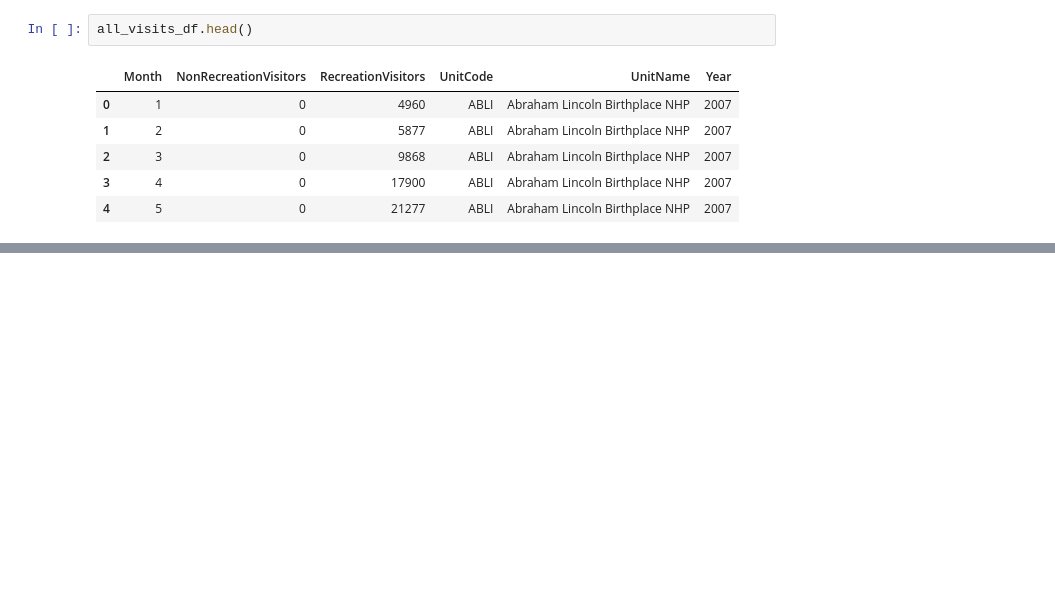
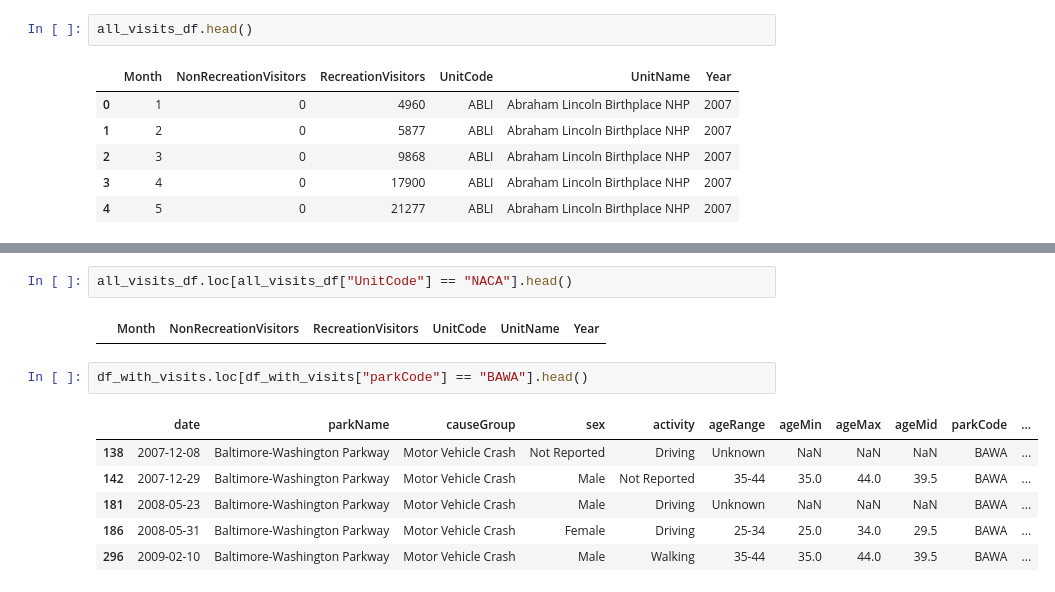
Before and after one commit to jeccalong/NPS_mini_project, a Jupyter notebook: Notebooks/NPS_mini_project.ipynb, the cells around one changed output, grey strips where cells are left out. Drawn from its saved outputs; the diff is of its cells as text; blank space fills up the shorter version.

```diff
--- a/Notebooks/NPS_mini_project.ipynb
+++ b/Notebooks/NPS_mini_project.ipynb
@@ -2074,0 +1349,13 @@ late_bloomers = [SACR]
+# %%
+all_visits_df.loc[all_visits_df["UnitCode"] == "NACA"].head()
+# %% [output]
+|  | Month | NonRecreationVisitors | RecreationVisitors | UnitCode | UnitName | Year |
+# %%
+df_with_visits.loc[df_with_visits["parkCode"] == "BAWA"].head()
+# %% [output]
+|  | date | parkName | causeGroup | sex | activity | ageRange | ageMin | ageMax | ageMid | parkCode | ... |
+| 138 | 2007-12-08 | Baltimore-Washington Parkway | Motor Vehicle Crash | Not Reported | Driving | Unknown | NaN | NaN | NaN | BAWA | ... |
+| 142 | 2007-12-29 | Baltimore-Washington Parkway | Motor Vehicle Crash | Male | Not Reported | 35-44 | 35.0 | 44.0 | 39.5 | BAWA | ... |
+| 181 | 2008-05-23 | Baltimore-Washington Parkway | Motor Vehicle Crash | Male | Driving | Unknown | NaN | NaN | NaN | BAWA | ... |
+| 186 | 2008-05-31 | Baltimore-Washington Parkway | Motor Vehicle Crash | Female | Driving | 25-34 | 25.0 | 34.0 | 29.5 | BAWA | ... |
+| 296 | 2009-02-10 | Baltimore-Washington Parkway | Motor Vehicle Crash | Male | Walking | 35-44 | 35.0 | 44.0 | 39.5 | BAWA | ... |
```
Also changed, not shown: parts of 139 cells of this notebook.
